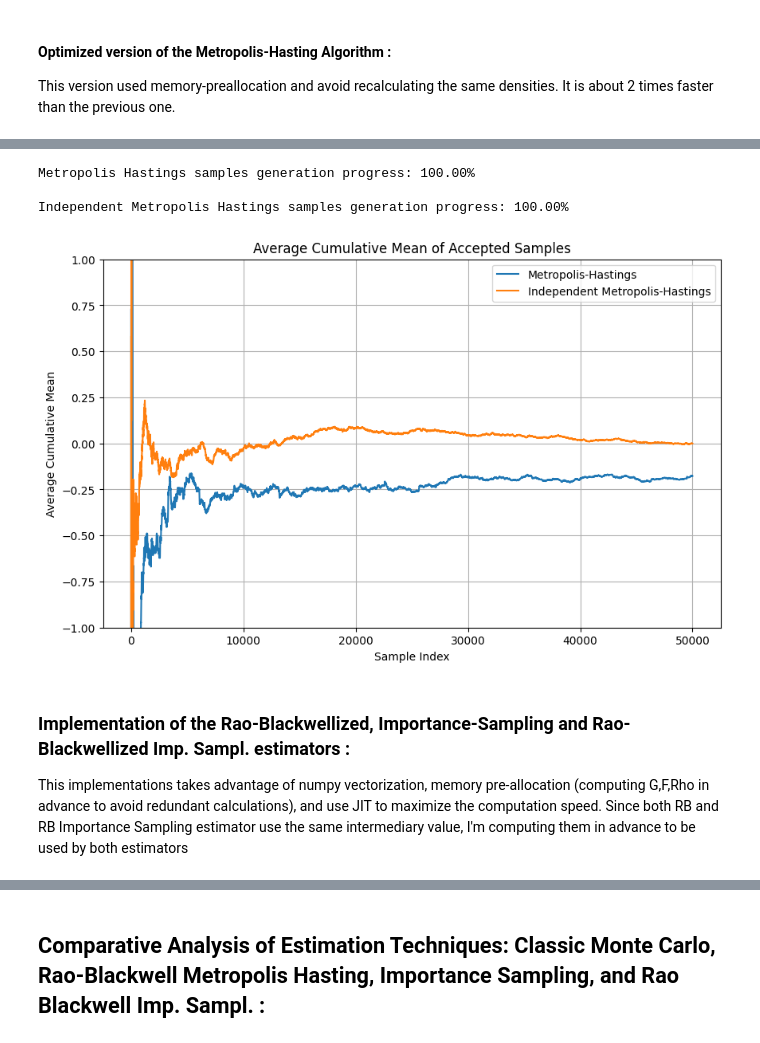
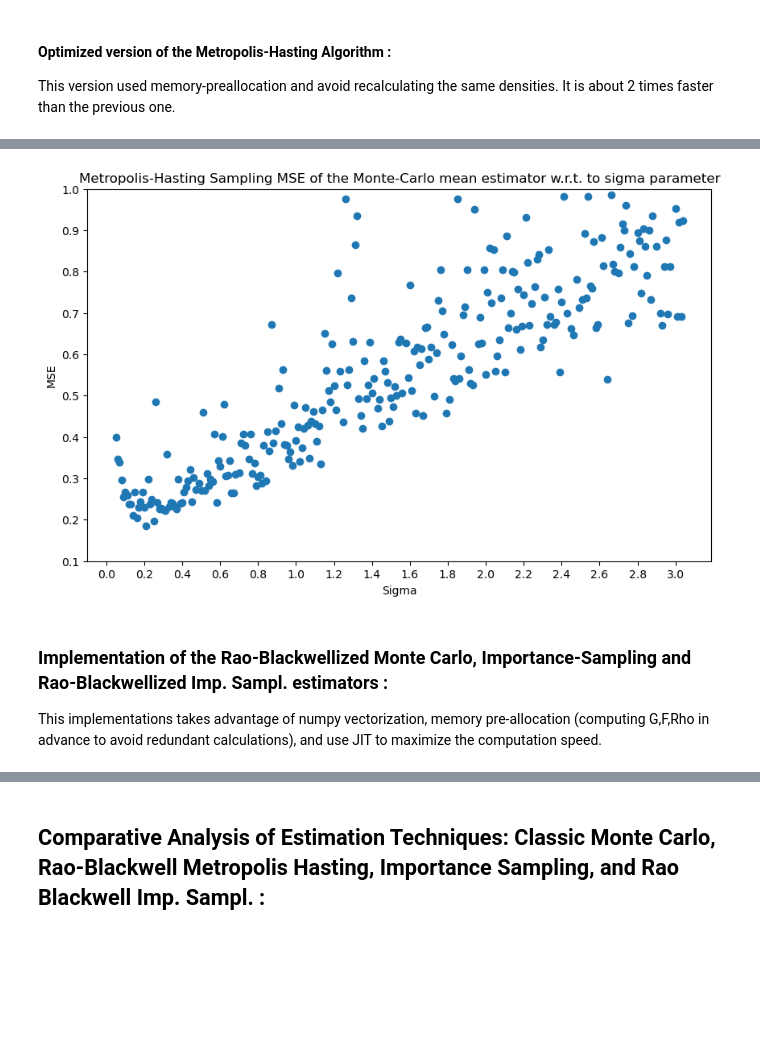
Before and after one commit to KillianCST/Academic-Projects-, a Jupyter notebook: Rao-Blackwellization of sampling scheme/RB_MH_IS.ipynb, the cells around one changed output, grey strips where cells are left out. Drawn from its saved outputs; the diff is of its cells as text; code cells hidden in the pictures; blank space fills up the shorter version.

```diff
--- a/Rao-Blackwellization of sampling scheme/RB_MH_IS.ipynb
+++ b/Rao-Blackwellization of sampling scheme/RB_MH_IS.ipynb
@@ -8,8 +9,2 @@ from numba import jit
 # %% [markdown]
 ## Rao-Blackwellization of the Metropolis-Hasting algorithm in the general case
-# %%
-f = stats.t(df=3)  # Target distribution
-#sigma = 0.34  #Acceptance Rate 0.33
-#sigma = 2.5   #Acceptance Rate 0.75
-sigma = 0.34
-g = lambda y,sigma: stats.cauchy(loc=y,scale=1/sigma)
@@ -108,52 +159,33 @@ Time to compute : 0.09751558303833008
 # %%
-number_of_samples = 10
-sample_size = 50000
+number_of_samples = 5000
+sample_size = 100
 
-# Initialize storage for accepted samples from both methods
-accept_samples_mh = np.zeros(sample_size+1)
-accept_samples_imh = np.zeros(sample_size+1)
+mse_list = []
 
-# Simulate sampling using the regular Metropolis-Hastings method
-for j in range(number_of_samples):
-    temp1, _ = metropolis_hastings(sample_size, sigma)
-    accept_samples_mh+=np.array(temp1)
-    print(f"Metropolis Hastings samples generation progress: {100 * (j + 1) / number_of_samples:.2f}%", end='\r')
-print("\n")
+def calc_mse(est_array):
+    return np.mean((np.array(est_array)-0)**2)
 
-# Simulate sampling using the Independent Metropolis-Hastings method
-for j in range(number_of_samples):
-    g_ind = g(f.rvs(), sigma)
-    temp1,_ = independent_metropolis_hastings(sample_size, f, g_ind)
-    accept_samples_imh+=np.array(temp1)
-    print(f"Independent Metropolis Hastings samples generation progress: {100 * (j + 1) / number_of_samples:.2f}%", end='\r')
-print("\n")
-
-# Calculate cumulative means
-def calc_cumulative_means(samples):
-    cum_means = [np.cumsum(sample) / np.arange(1, len(sample) + 1) for sample in samples]
-    return np.array(cum_means)
-
-cum_means_mh = np.cumsum(accept_samples_mh)/np.arange(1,sample_size+2)
-cum_means_imh = np.cumsum(accept_samples_imh)/np.arange(1,sample_size+2)
+sigmas = np.arange(0.05,3.05,0.01)
+for sigma in sigmas:
+    accept_matrix,_ = metropolis_hastings(number_of_samples, sample_size, sigma)
+    mc_est = []
+    for j in range(number_of_samples):
+        mc_est.append(np.mean(accept_matrix[j,:]))
+    mse = calc_mse(mc_est)
+    mse_list.append(mse)
 
 
-# Plotting the results
 plt.figure(figsize=(10, 6))
-plt.plot(cum_means_mh, label='Metropolis-Hastings')
-plt.plot(cum_means_imh, label='Independent Metropolis-Hastings')
-plt.xlabel('Sample size')
-plt.ylabel('Average Cumulative Mean')
-plt.title('Cumulative Mean of Accepted Samples Averaged Over 10 runs')
-plt.legend()
-plt.ylim(-1,1)
-plt.grid(True)
+plt.title("Metropolis-Hasting Sampling MSE of the Monte-Carlo mean estimator w.r.t. to sigma parameter")
+plt.xlabel("Sigma")
+plt.ylabel("MSE")
+plt.scatter(sigmas,mse_list)
+plt.ylim(0.1,1)
+plt.xticks(np.arange(0,3.1,0.2))
 plt.show()
 # %% [output]
-Metropolis Hastings samples generation progress: 100.00%
-
-Independent Metropolis Hastings samples generation progress: 100.00%
-[figure, old version]
+[figure, new version]
 # %% [markdown]
-### Implementation of the Rao-Blackwellized, Importance-Sampling and Rao-Blackwellized Imp. Sampl. estimators :
-This implementations takes advantage of numpy vectorization, memory pre-allocation (computing G,F,Rho in advance to avoid redundant calculations), and use JIT to maximize the computation speed. Since both RB and RB Importance Sampling estimator use the same intermediary value, I'm computing them in advance to be used by both estimators
+### Implementation of the Rao-Blackwellized Monte Carlo, Importance-Sampling and Rao-Blackwellized Imp. Sampl. estimators :
+This implementations takes advantage of numpy vectorization, memory pre-allocation (computing G,F,Rho in advance to avoid redundant calculations), and use JIT to maximize the computation speed.
 # %%
```
Also changed, not shown: parts of 24 cells of this notebook, 4 other files.
